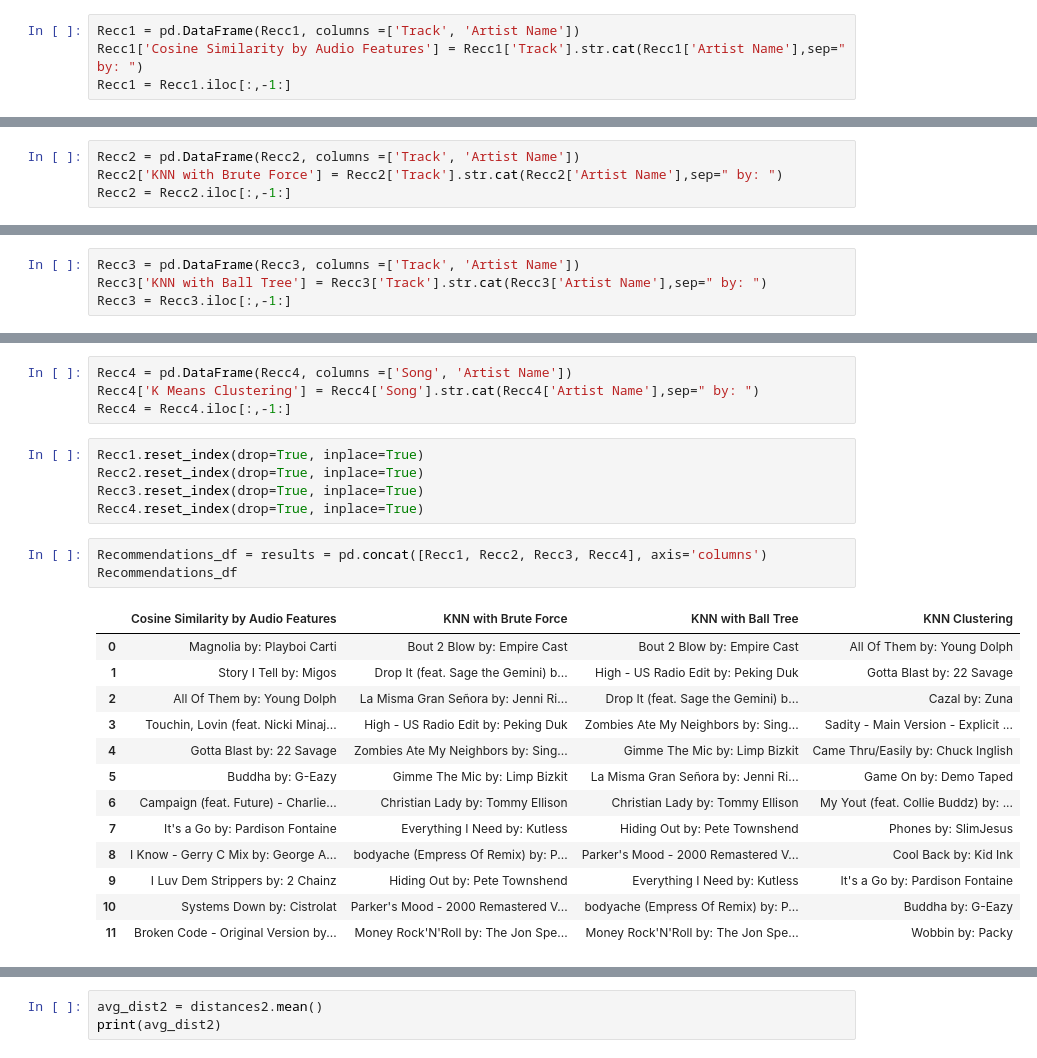
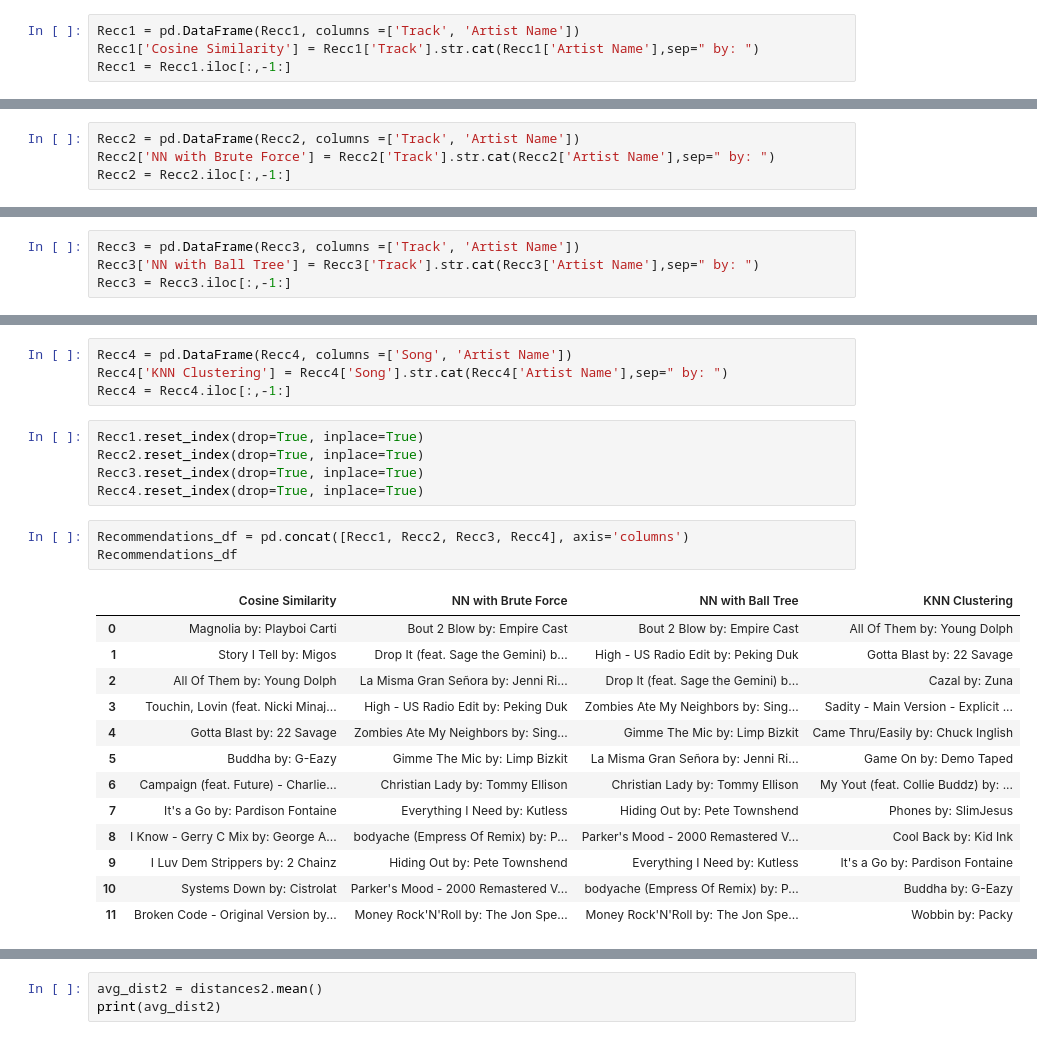
Before and after one commit to sumed-h/SpotifySongRecAudFeatures, a Jupyter notebook: Notebooks/jan13.ipynb, the cells around one changed output, grey strips where cells are left out. Saved outputs shown, nothing was run; the diff lists cells and outputs as text.

```diff
--- a/Notebooks/jan13.ipynb
+++ b/Notebooks/jan13.ipynb
@@ -1022,6 +940,6 @@ Recc1.columns = ['Artist Name', 'Track']
 Recc1 = Recc1[['Track', 'Artist Name']]
 # %%
 Recc1 = pd.DataFrame(Recc1, columns =['Track', 'Artist Name'])
-Recc1['Cosine Similarity by Audio Features'] = Recc1['Track'].str.cat(Recc1['Artist Name'],sep=" by: ")
+Recc1['Cosine Similarity'] = Recc1['Track'].str.cat(Recc1['Artist Name'],sep=" by: ")
 Recc1 = Recc1.iloc[:,-1:]
 # %% [markdown]
@@ -1084,6 +1002,6 @@ Money Rock'N'Roll The Jon Spencer Blues Explosion
 these recommendations are all over the place, definitely worse than the cosine similarity model, but still results will be saved
 # %%
 Recc2 = pd.DataFrame(Recc2, columns =['Track', 'Artist Name'])
-Recc2['KNN with Brute Force'] = Recc2['Track'].str.cat(Recc2['Artist Name'],sep=" by: ")
+Recc2['NN with Brute Force'] = Recc2['Track'].str.cat(Recc2['Artist Name'],sep=" by: ")
 Recc2 = Recc2.iloc[:,-1:]
 # %% [markdown]
@@ -1125,7 +1043,7 @@ Money Rock'N'Roll The Jon Spencer Blues Explosion
 the recommendations actually went all over the place in this one
 # %%
 Recc3 = pd.DataFrame(Recc3, columns =['Track', 'Artist Name'])
-Recc3['KNN with Ball Tree'] = Recc3['Track'].str.cat(Recc3['Artist Name'],sep=" by: ")
+Recc3['NN with Ball Tree'] = Recc3['Track'].str.cat(Recc3['Artist Name'],sep=" by: ")
 Recc3 = Recc3.iloc[:,-1:]
 # %% [markdown]
 # Model 4 KNN Clusters
@@ -1181,7 +1091,7 @@ Wobbin Packy
 this is mostly hiphop so it is much better
 # %%
 Recc4 = pd.DataFrame(Recc4, columns =['Song', 'Artist Name'])
-Recc4['K Means Clustering'] = Recc4['Song'].str.cat(Recc4['Artist Name'],sep=" by: ")
+Recc4['KNN Clustering'] = Recc4['Song'].str.cat(Recc4['Artist Name'],sep=" by: ")
 Recc4 = Recc4.iloc[:,-1:]
 # %%
 Recc1.reset_index(drop=True, inplace=True)
@@ -1189,10 +1099,10 @@ Recc2.reset_index(drop=True, inplace=True)
 Recc3.reset_index(drop=True, inplace=True)
 Recc4.reset_index(drop=True, inplace=True)
 # %%
-Recommendations_df = results = pd.concat([Recc1, Recc2, Recc3, Recc4], axis='columns')
+Recommendations_df = pd.concat([Recc1, Recc2, Recc3, Recc4], axis='columns')
 Recommendations_df
 # %% [output]
-|  | Cosine Similarity by Audio Features | KNN with Brute Force | KNN with Ball Tree | KNN Clustering |
+|  | Cosine Similarity | NN with Brute Force | NN with Ball Tree | KNN Clustering |
 | 0 | Magnolia by: Playboi Carti | Bout 2 Blow by: Empire Cast | Bout 2 Blow by: Empire Cast | All Of Them by: Young Dolph |
 | 1 | Story I Tell by: Migos | Drop It (feat. Sage the Gemini) b... | High - US Radio Edit by: Peking Duk | Gotta Blast by: 22 Savage |
 | 2 | All Of Them by: Young Dolph | La Misma Gran Señora by: Jenni Ri... | Drop It (feat. Sage the Gemini) b... | Cazal by: Zuna |
```
Also changed, not shown: parts of 33 cells of this notebook.
